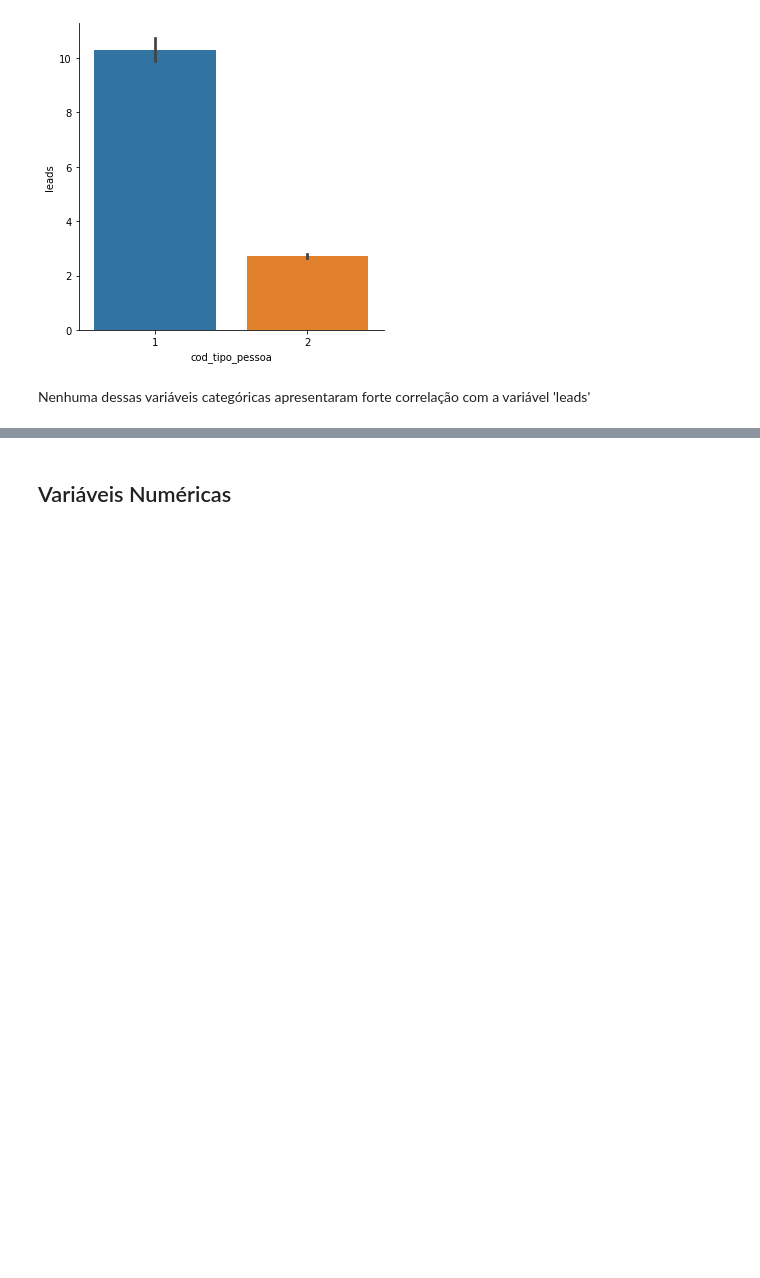
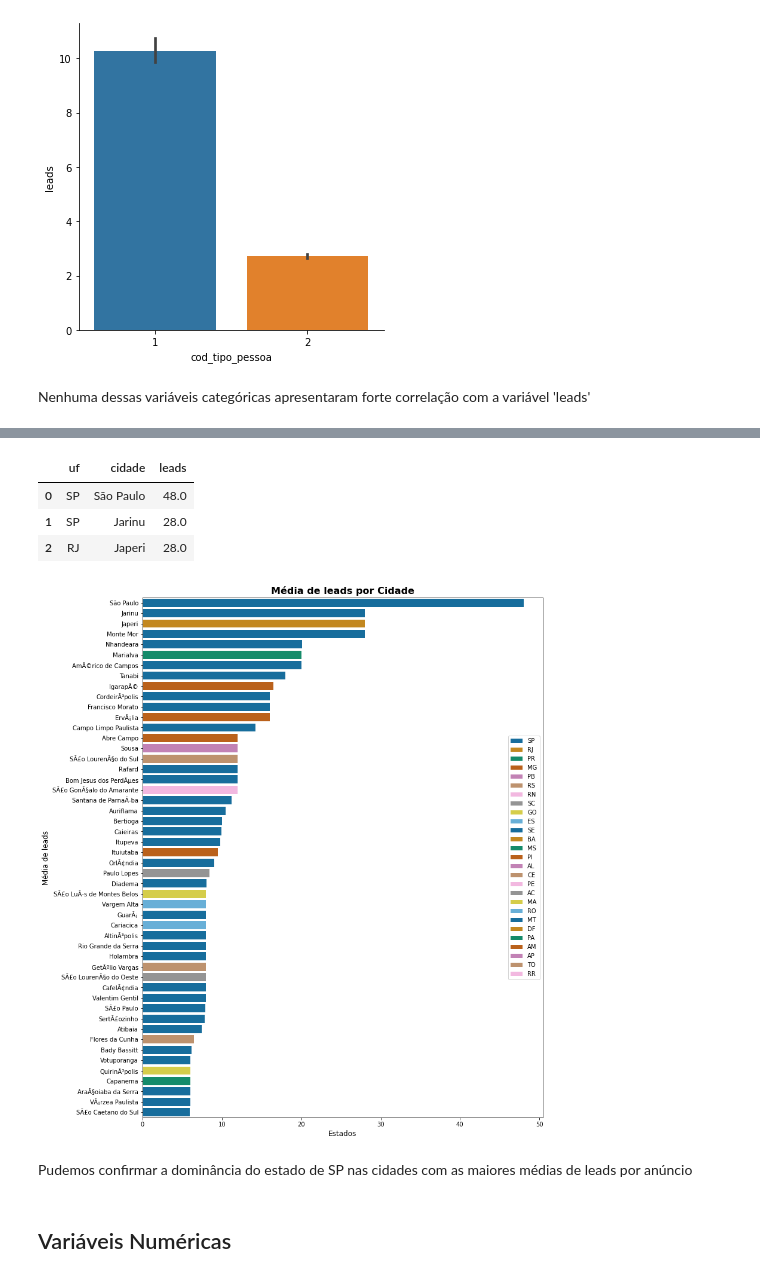
Before and after one commit to rafajovelho/Case1, a Jupyter notebook: Case-GCBInvestimentosipynb.ipynb, the cells around one changed output, grey strips where cells are left out. Cells and saved outputs as stored; diff of their text form; code cells hidden in the pictures; blank space fills up the shorter version.

```diff
--- a/Case-GCBInvestimentosipynb.ipynb
+++ b/Case-GCBInvestimentosipynb.ipynb
@@ -441,0 +522,4 @@ Nenhuma dessas variáveis categóricas apresentaram forte correlação com a var
+# %%
+# Agrupando o df por cidade(e uf, para conseguirmos saber de que estado é aquela cidade) e extraindo a média de leads
+df_cid = df.groupby(['uf','cidade']).agg({'leads':'mean'}).sort_values('leads', ascending= False)
+df_cid
@@ -442,3 +541,26 @@ Nenhuma dessas variáveis categóricas apresentaram forte correlação com a var
+# %%
+df_cid = df_cid.reset_index()
+df_cid.head(3)
+# %% [output]
+|  | uf | cidade | leads |
+| 0 | SP | São Paulo | 48.0 |
+| 1 | SP | Jarinu | 28.0 |
+| 2 | RJ | Japeri | 28.0 |
+# %%
+# Barplot da Média do número de leads por cidade
+# Como temos mais de 800 registros, vamos plotar apenas as 30 cidades com maior número de leads
+plt.figure(figsize = (12,16))
+
+sns.barplot(data = df_cid[0:50], y = df_cid.cidade[0:50], x = df_cid.leads[0:50], palette = 'colorblind', hue = df_cid.uf, dodge = False)
+plt.title('Média de leads por Cidade', fontdict = {'fontsize': 16}, weight = 'bold')
+plt.xlabel('Estados', fontdict = {'fontsize': 12})
+plt.ylabel('Média de leads', fontdict = {'fontsize': 12})
+plt.legend(loc = 'right')
+plt.show()
+# %% [output]
+[figure, added]
+# %% [markdown]
+Pudemos confirmar a dominância do estado de SP nas cidades com as maiores médias de leads por anúncio
 # %% [markdown]
 ## Variáveis Numéricas
 # %%
```
Also changed, not shown: parts of 14 cells of this notebook, 1 other file.
